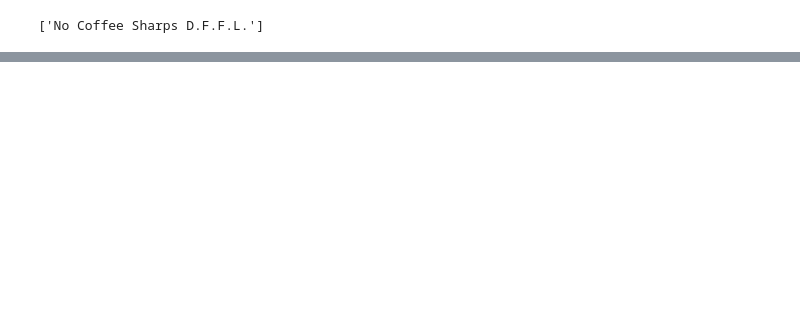
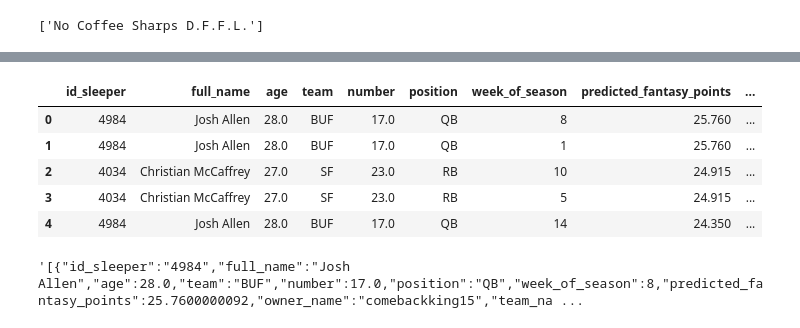
Before and after one commit to travisdharry/FNFL2024, a Jupyter notebook: notebooks/backend.ipynb, the cells around one changed output, grey strips where cells are left out. Drawn from its saved outputs; the diff is of its cells as text; code cells hidden in the pictures; blank space fills up the shorter version.

Commit message:
backend fran_comps xforms into json

```diff
--- a/notebooks/backend.ipynb
+++ b/notebooks/backend.ipynb
@@ -39,10 +57,0 @@ predictions = predictions.merge(allplayers[['id_sleeper', 'full_name', 'age', 't
-# %%
-# Multiply each prediction column by the corresponding scoring setting
-for column in predictions.columns:
-    if column in scoring_settings:
-        predictions[column] = predictions[column] * scoring_settings[column]
-# Sum up the total points for each column in the scoring settings
-predictions['predicted_fantasy_points'] = predictions[list(scoring_settings.keys())].sum(axis=1)
-predictions = predictions.drop(columns=list(scoring_settings.keys()))
-predictions.sort_values(by='predicted_fantasy_points', ascending=False, inplace=True)
-predictions
@@ -62,0 +58,9 @@ predictions
+# %%
+# Bring in the franchise_id for each roster
+roster_df = pd.DataFrame(rosters)
+roster_df = roster_df[['players', 'owner_id']]
+# Explode the roster_df to get a row for each player on each roster
+roster_df = roster_df.explode('players')
+roster_df['players'] = roster_df['players'].astype(str)
+roster_df = roster_df.rename(columns={'players': 'id_sleeper'})
+roster_df.head()
@@ -62,0 +98,18 @@ predictions
+# %%
+# Merge the predictions, roster_df, and franchises dataframes
+franchise_comparison = predictions.merge(roster_df, on='id_sleeper', how='left')
+franchise_comparison = franchise_comparison.merge(franchises, on='owner_id', how='left')
+franchise_comparison = franchise_comparison.drop(columns=['owner_id'])
+franchise_comparison.head()
+# %% [output]
+|  | id_sleeper | full_name | age | team | number | position | week_of_season | predicted_fantasy_points | ... |
+| 0 | 4984 | Josh Allen | 28.0 | BUF | 17.0 | QB | 8 | 25.760 | ... |
+| 1 | 4984 | Josh Allen | 28.0 | BUF | 17.0 | QB | 1 | 25.760 | ... |
+| 2 | 4034 | Christian McCaffrey | 27.0 | SF | 23.0 | RB | 10 | 24.915 | ... |
+| 3 | 4034 | Christian McCaffrey | 27.0 | SF | 23.0 | RB | 5 | 24.915 | ... |
+| 4 | 4984 | Josh Allen | 28.0 | BUF | 17.0 | QB | 14 | 24.350 | ... |
+# %%
+# Convert the dataframe to json
+franchise_comparison_json = franchise_comparison.to_json(orient='records')
+# %% [output]
+'[{"id_sleeper":"4984","full_name":"Josh Allen","age":28.0,"team":"BUF","number":17.0,"position":"QB","week_of_season":8,"predicted_fantasy_points":25.7600000092,"owner_name":"comebackking15","team_na ...
```
Also changed, not shown: parts of 6 cells of this notebook, 2 other files.
